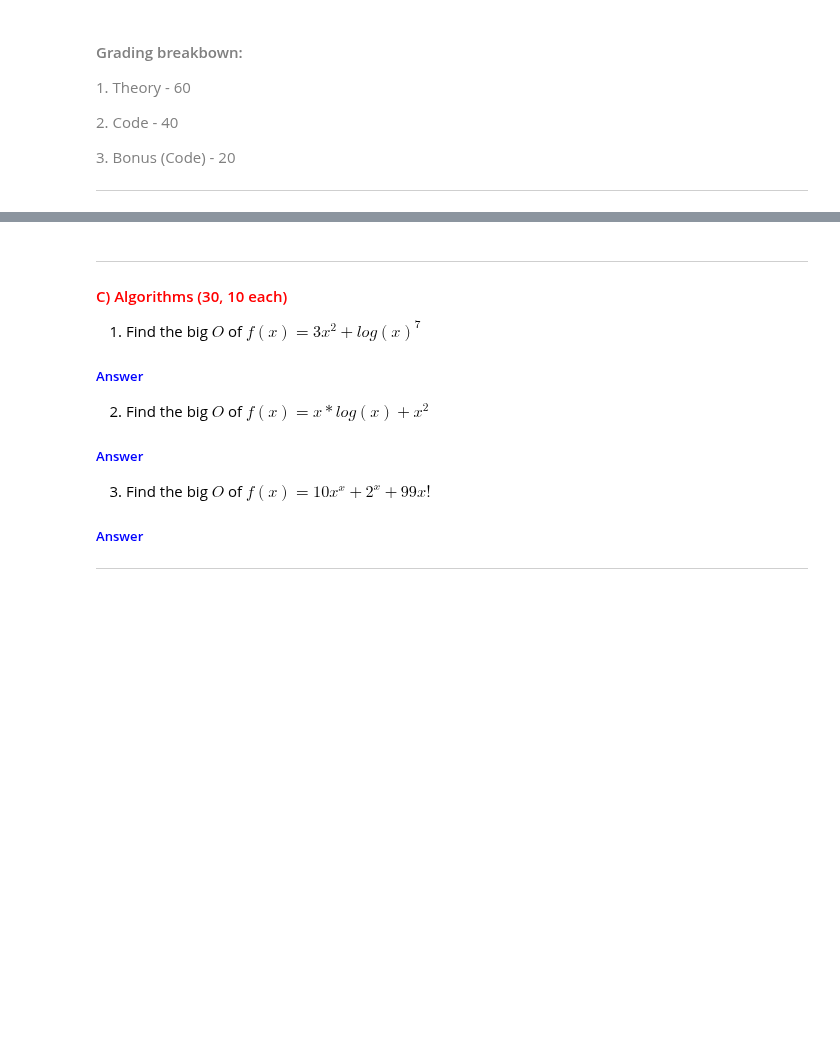
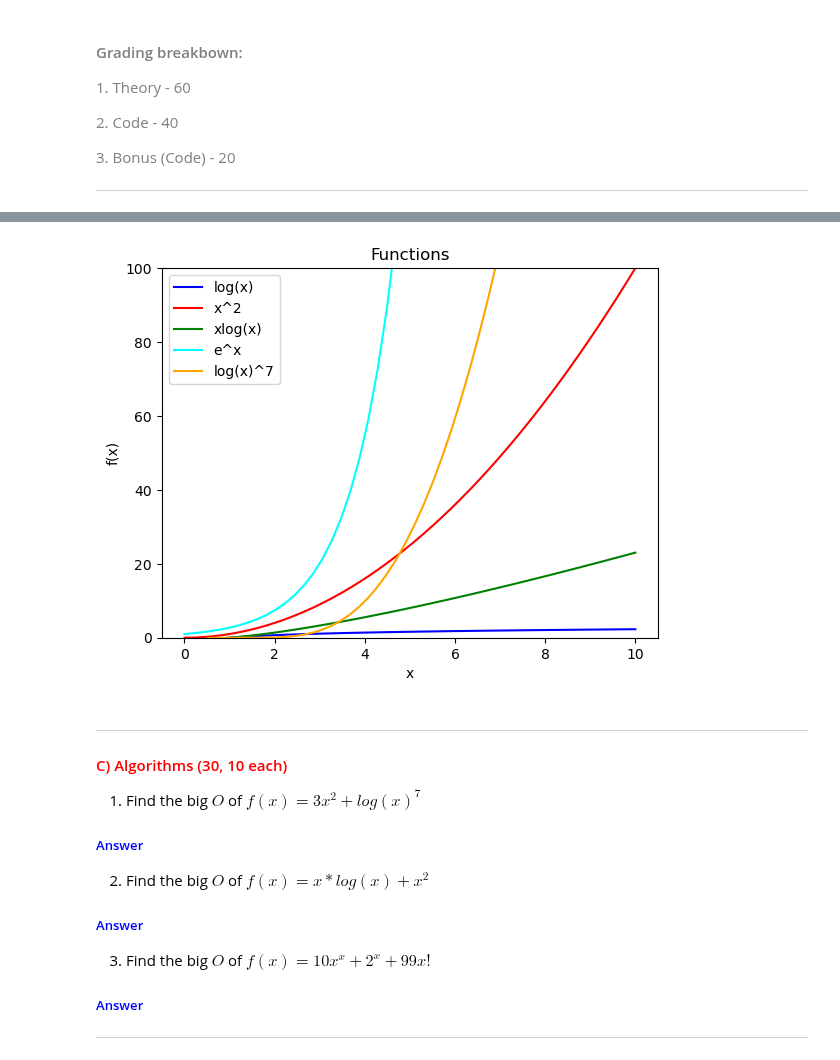
Before and after one commit to alessandraGudoy/delightful-monkey, a Jupyter notebook: Assignment1.ipynb, the cells around one changed output, grey strips where cells are left out. Cells and saved outputs as stored; diff of their text form; code cells hidden in the pictures; blank space fills up the shorter version.

Commit message:
finished functions section

```diff
--- a/Assignment1.ipynb
+++ b/Assignment1.ipynb
@@ -91,3 +85,34 @@ import matplotlib.pyplot as plt
+# %%
+# Write your code for questions 4 and 5 here
+import math
+import numpy as np
+import matplotlib.pyplot as plt
+
+# Question 4 and 5
+
+x = np.linspace(0, 10)
+y1 = np.log(x)
+y2 = np.power(x, 2)
+y3 = x * np.log(x)
+
+y4 = np.power(math.e, x)
+y5 = np.power(np.log(x), 7)
+
+plt.ylim(0, 100)
+plt.title("Functions")
+plt.xlabel("x")
+plt.ylabel("f(x)")
+
+plt.plot(x, y1, color="blue", label="log(x)")
+plt.plot(x, y2, color="red", label="x^2")
+plt.plot(x, y3, color="green", label="xlog(x)")
+plt.plot(x, y4, color="cyan", label="e^x")
+plt.plot(x, y5, color="orange", label="log(x)^7")
+
+plt.legend()
+plt.show()
+# %% [output]
+[figure, added]
 # %% [markdown]
 -----
 
```
Also changed, not shown: parts of 2 cells of this notebook.
